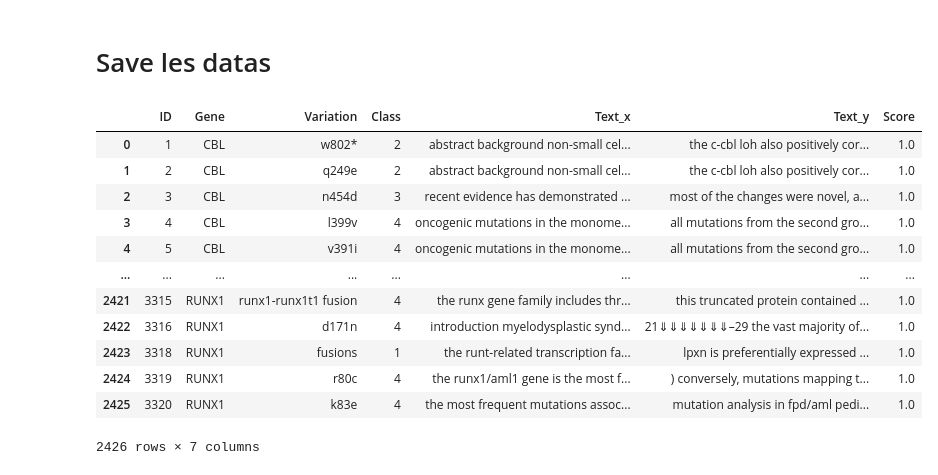
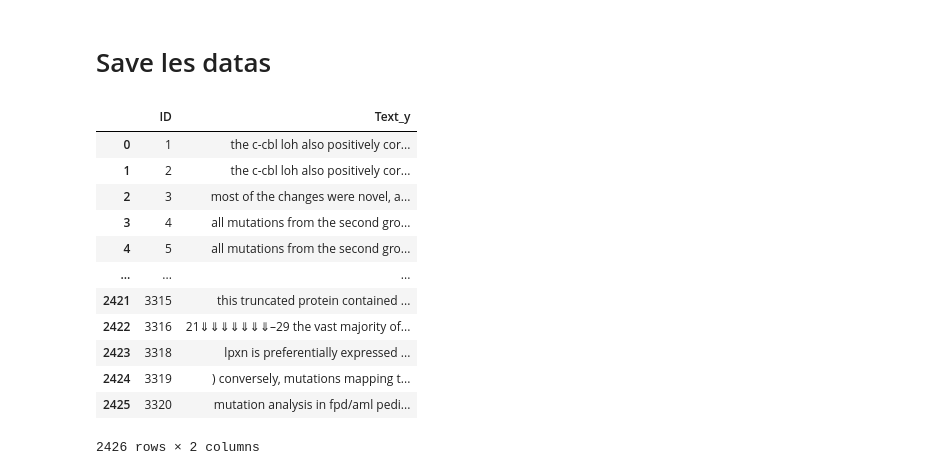
Before and after one commit to Chabname/RAPMC, a Jupyter notebook: notebook/Cancer_deep_learning.ipynb, the cells around one changed output. Cells and saved outputs as stored; diff of their text form; code cells hidden in the pictures.

```diff
--- a/notebook/Cancer_deep_learning.ipynb
+++ b/notebook/Cancer_deep_learning.ipynb
@@ -168,6 +168,10 @@ def extract_match(line):
     #gene = line["Gene"].lower()
     #print(line.name)
 
+    if "dup" in variation:
+        match_dup = find_match(text, "dup")
+        if len(match_dup) != 0:
+            return match_dup, 2
 
     # Try with * --> w802*
     if "*" in variation:
@@ -190,6 +194,17 @@ def extract_match(line):
     if len(initial_match) != 0:
         #print("First match ! ", variation)
         return initial_match, 1
+
+
+    # deletion and insertion
+    if "del" in variation or "ins" in variation:
+        match_delins = find_match(text, "(deletion|insertion)")
+        if len(match_delins) != 0:
+            return match_delins,2
+
+        match_delins_sentence = find_match(text, "(del|ins)(\w|\s){0,}(del|ins)")
+        if len(match_delins_sentence) != 0:
+            return match_delins_sentence, 3
 
     # Trunc mutations
     if "trunc" in variation:
@@ -258,7 +273,7 @@ def extract_match(line):
                 return match_pos_weak,5
 
 
-
+    # score 6 ?
     return [],0
 # %% [markdown]
 # Exemple à la main juste pour tester
@@ -689,24 +776,24 @@ new_data_best_score
 # %%
 import numpy as np
 #CBL = train_variant[train_variant["Gene"] == "RUNX1"]
 #article_cbl = train_text.loc[CBL.index,]
 
 #CBL.to_csv("cbl.txt")
 #clean_TERT = new_data_best_score[new_data_best_score["Gene"] == "BRCA1"]["Text_y"]
-dtf = pd.merge(pd.DataFrame(new_data_best_score.index), new_data_best_score["Text_", on ="ID")
+dtf = pd.merge(pd.DataFrame(new_data_best_score.index), new_data_best_score["Text_y"], on ="ID")
 dtf
 # %% [output]
-|  | ID | Gene | Variation | Class | Text_x | Text_y | Score |
-| 0 | 1 | CBL | w802* | 2 | abstract background non-small cel... | the c-cbl loh also positively cor... | 1.0 |
-| 1 | 2 | CBL | q249e | 2 | abstract background non-small cel... | the c-cbl loh also positively cor... | 1.0 |
-| 2 | 3 | CBL | n454d | 3 | recent evidence has demonstrated ... | most of the changes were novel, a... | 1.0 |
-| 3 | 4 | CBL | l399v | 4 | oncogenic mutations in the monome... | all mutations from the second gro... | 1.0 |
-| 4 | 5 | CBL | v391i | 4 | oncogenic mutations in the monome... | all mutations from the second gro... | 1.0 |
-| ... | ... | ... | ... | ... | ... | ... | ... |
-| 2421 | 3315 | RUNX1 | runx1-runx1t1 fusion | 4 | the runx gene family includes thr... | this truncated protein contained ... | 1.0 |
-| 2422 | 3316 | RUNX1 | d171n | 4 | introduction myelodysplastic synd... | 21⇓⇓⇓⇓⇓⇓⇓–29 the vast majority of... | 1.0 |
-| 2423 | 3318 | RUNX1 | fusions | 1 | the runt-related transcription fa... | lpxn is preferentially expressed ... | 1.0 |
-| 2424 | 3319 | RUNX1 | r80c | 4 | the runx1/aml1 gene is the most f... | ) conversely, mutations mapping t... | 1.0 |
-| 2425 | 3320 | RUNX1 | k83e | 4 | the most frequent mutations assoc... | mutation analysis in fpd/aml pedi... | 1.0 |
+|  | ID | Text_y |
+| 0 | 1 | the c-cbl loh also positively cor... |
+| 1 | 2 | the c-cbl loh also positively cor... |
+| 2 | 3 | most of the changes were novel, a... |
+| 3 | 4 | all mutations from the second gro... |
+| 4 | 5 | all mutations from the second gro... |
+| ... | ... | ... |
+| 2421 | 3315 | this truncated protein contained ... |
+| 2422 | 3316 | 21⇓⇓⇓⇓⇓⇓⇓–29 the vast majority of... |
+| 2423 | 3318 | lpxn is preferentially expressed ... |
+| 2424 | 3319 | ) conversely, mutations mapping t... |
+| 2425 | 3320 | mutation analysis in fpd/aml pedi... |
-2426 rows × 7 columns
+2426 rows × 2 columns
 # %%
```
Also changed, not shown: parts of 14 cells of this notebook.
